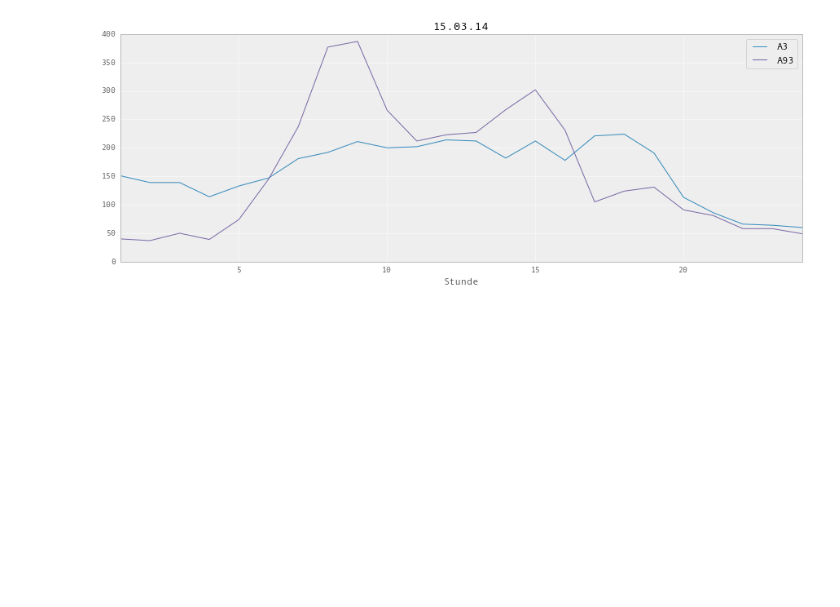
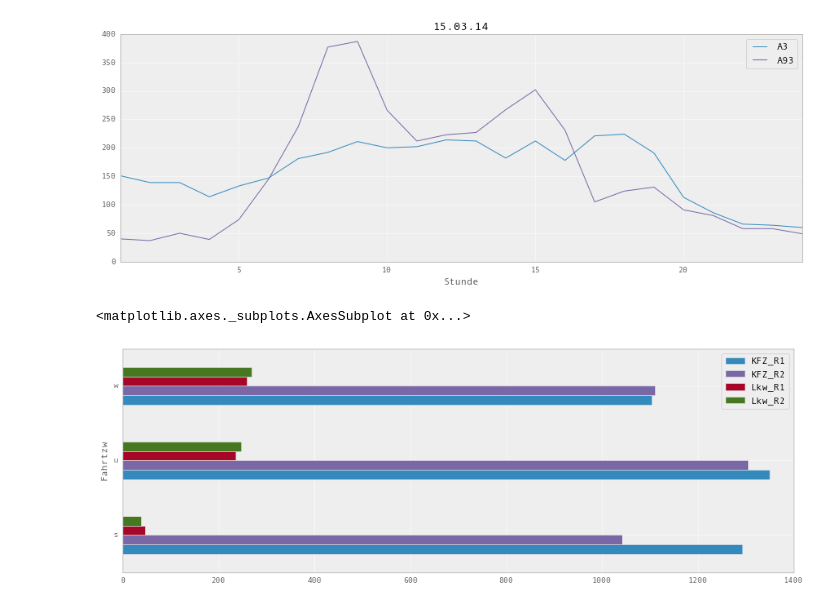
Before and after one commit to gessulat/hackathon_bmvi, a Jupyter notebook: data_munging/verkehrsmengen_daten.ipynb, the cells around one changed output. Cells and saved outputs as stored; diff of their text form; code cells hidden in the pictures; blank space fills up the shorter version.

Commit message:
added holiday chart

```diff
--- a/data_munging/verkehrsmengen_daten.ipynb
+++ b/data_munging/verkehrsmengen_daten.ipynb
@@ -137,3 +137,17 @@ both.plot(title="15.03.14")
 # %% [output]
 <matplotlib.axes._subplots.AxesSubplot at 0x...>
 [figure]
+# %%
+# ferien
+
+month = get_data_slice(zst_set=set([9627,9629]), data=mar )
+
+m_sum = month[["Fahrtzw", "KFZ_R1",  "KFZ_R2","Lkw_R1", "Lkw_R2"]].groupby("Fahrtzw").sum()
+m_size = month[["Fahrtzw", "KFZ_R1",  "KFZ_R2","Lkw_R1", "Lkw_R2"]].groupby("Fahrtzw").size()
+
+ferien = (m_sum.T / m_size).T
+ferien.rename(index={"u": 'Urlaub', "s": "Feiertag", "w": "Werktag"})
+ferien.plot(kind='barh')
+# %% [output]
+<matplotlib.axes._subplots.AxesSubplot at 0x...>
+[figure, added]
```
